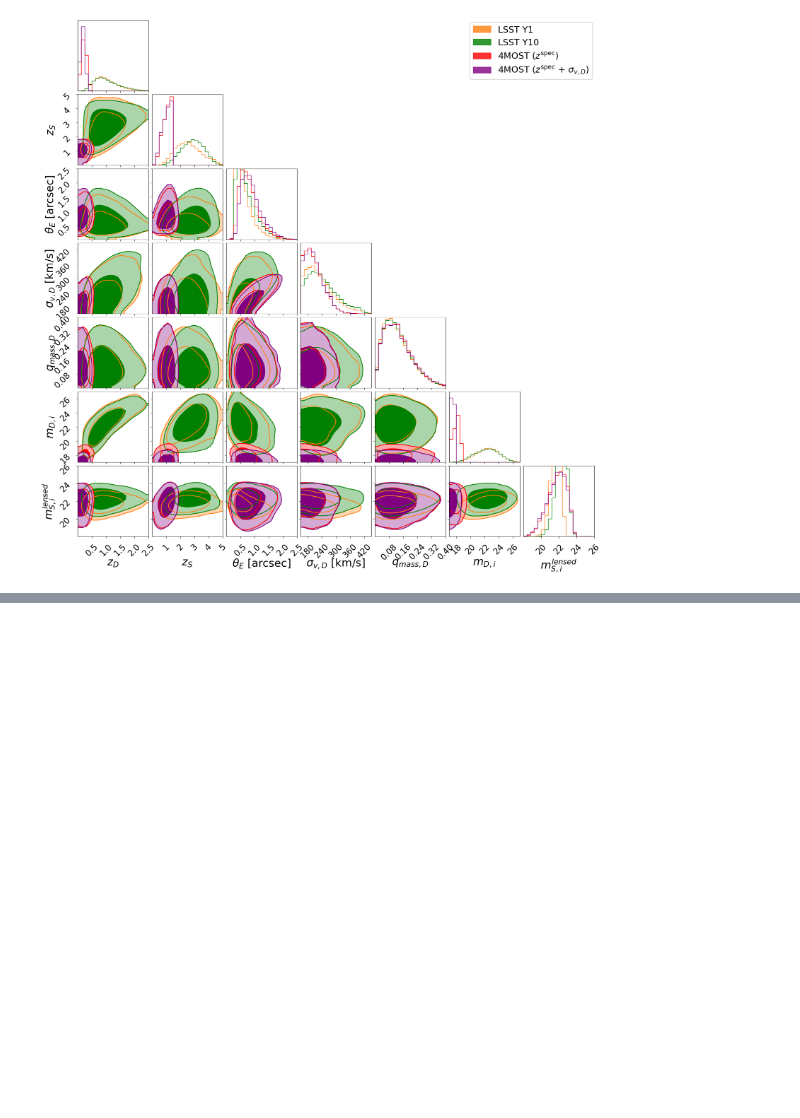
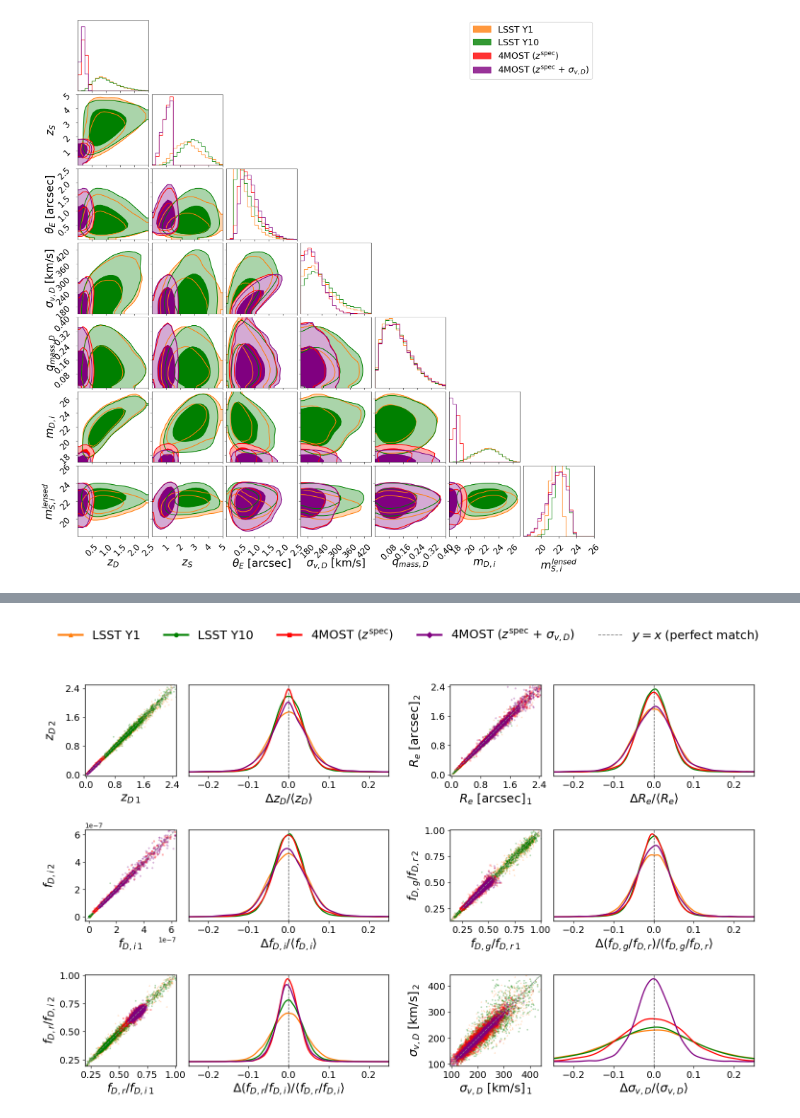
Before and after one commit to timedilatesme/pdspl-analysis, a Jupyter notebook: notebooks/03_deflector_pairing.ipynb, the cells around one changed output, grey strips where cells are left out. Drawn from its saved outputs; the diff is of its cells as text; code cells hidden in the pictures; blank space fills up the shorter version.

```diff
--- a/notebooks/03_deflector_pairing.ipynb
+++ b/notebooks/03_deflector_pairing.ipynb
@@ -289,0 +323,52 @@ fig_reldiff = plot_reldiff_corner(
+# %%
+# ── Cell 8b: Pairing scatter plot (lens 1 vs lens 2 per parameter) ────────────
+#
+# For each pairing parameter, left panel shows value for lens 1 vs lens 2 with
+# the y=x diagonal (perfect match line). Right panel shows the distribution of
+# relative differences Δ/mean. This is the primary figure showing pairing quality.
+
+pairing_scatter_keys = [
+    "z_D", "R_e_arcsec",
+    "flux_D_i", "flux_ratio_D_gr", "flux_ratio_D_ri", "sigma_v_D"
+]
+
+# Standard axis labels
+pairing_scatter_labels = {
+    "z_D":             r"$z_D$",
+    "R_e_arcsec":      r"$R_e$ [arcsec]",
+    "flux_D_i":        r"$f_{D,i}$",
+    "flux_ratio_D_gr": r"$f_{D,g}/f_{D,r}$",
+    "flux_ratio_D_ri": r"$f_{D,r}/f_{D,i}$",
+    "sigma_v_D":       r"$\sigma_{v,D}$ [km/s]"
+}
+
+# NEW: Pre-defined LaTeX labels for the relative difference histograms
+pairing_hist_labels = {
+    "z_D":             r"$\Delta z_D / \langle z_D \rangle$",
+    "R_e_arcsec":      r"$\Delta R_e / \langle R_e \rangle$",
+    "flux_D_i":        r"$\Delta f_{D,i} / \langle f_{D,i} \rangle$",
+    "flux_ratio_D_gr": r"$\Delta (f_{D,g}/f_{D,r}) / \langle f_{D,g}/f_{D,r} \rangle$",
+    "flux_ratio_D_ri": r"$\Delta (f_{D,r}/f_{D,i}) / \langle f_{D,r}/f_{D,i} \rangle$",
+    "sigma_v_D":       r"$\Delta \sigma_{v,D} / \langle \sigma_{v,D} \rangle$"
+}
+
+fig_scatter = plot_pairing_scatter(
+    pdspl_samples=pdspl_samples,
+    samples_to_plot=["lsst_y1", "lsst_y10", "lsst_4most_spec-z", "lsst_4most_spec-z_sigma_v"],
+    pairing_param_keys=pairing_scatter_keys,
+    pairing_param_labels=pairing_scatter_labels,
+    pairing_hist_labels=pairing_hist_labels, # Passed in here
+    custom_colors_dict={
+        "lsst_y1":                   "tab:orange",
+        "lsst_y10":                  "green",
+        "lsst_4most_spec-z":         "red",
+        "lsst_4most_spec-z_sigma_v": "purple",
+    },
+    n_scatter_points=2000,
+    save_path=f"{FIGURES_DIR}pairing_scatter_lens1_vs_lens2.pdf",
+    reldiff_range=(-0.25, 0.25),
+)
+fig_scatter.tight_layout()
+plt.show()
+# %% [output]
+[figure, added]
```
Also changed, not shown: parts of 15 cells of this notebook, 50 other files.
